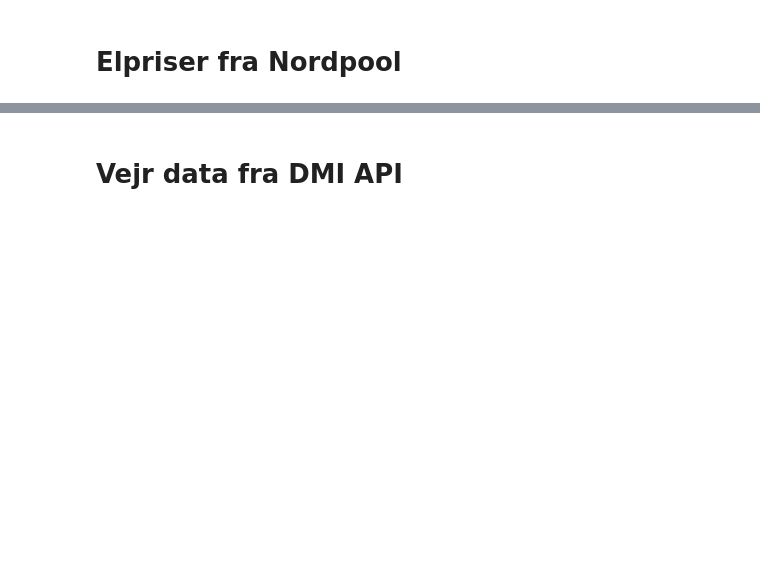
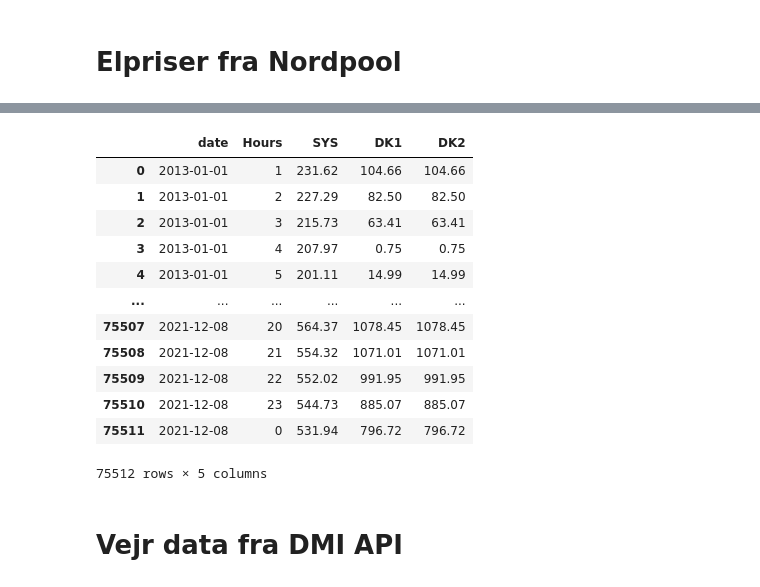
Before and after one commit to sjhpol/ISDS_arbejde, a Jupyter notebook: Exam/exam_project.ipynb, the cells around one changed output, grey strips where cells are left out. Drawn from its saved outputs; the diff is of its cells as text; code cells hidden in the pictures; blank space fills up the shorter version.

```diff
--- a/Exam/exam_project.ipynb
+++ b/Exam/exam_project.ipynb
@@ -79,0 +46,6 @@ with open('2021.xlsx', 'wb') as output:
+# %%
+hourly = [i for i in el_json['Files'] if i['Resolution'] == 'Hourly']
+elspot = [i for i in hourly if i['Categories'] == ['Elspot Prices']]
+elspot = [i for i in elspot if i['Name'].endswith('DKK')]
+elspot_url = ['https://www.nordpoolgroup.com'+i['Url'] for i in elspot]
+elspot_url
@@ -80,3 +65,32 @@ with open('2021.xlsx', 'wb') as output:
+# %%
+d = {}
+for i in range(len(elspot_url)):
+    d[f'DF_{2013+i}'] = pd.read_html(elspot_url[i])[0].droplevel(level = 0, axis = 1).droplevel(level = 0, axis = 1)
+# %%
+df_concat = pd.concat(d)
+# %%
+df_new = df_concat[['Unnamed: 0_level_2', 'Hours', 'SYS','DK1','DK2']].droplevel(level = 0).reset_index(drop = True)
+df_new[df_new.columns[2:]] = df_new[df_new.columns[2:]]/100
+df_new = df_new.rename(columns = {'Unnamed: 0_level_2': 'date'})
+df_new['date'] = pd.to_datetime(df_new['date'])
+df_new['Hours'] = df_new['Hours'].str[5:]
+df_new['Hours'] = pd.to_datetime(df_new['Hours'], format = '%H').dt.hour
+# %%
+df_new
+# %% [output]
+|  | date | Hours | SYS | DK1 | DK2 |
+| 0 | 2013-01-01 | 1 | 231.62 | 104.66 | 104.66 |
+| 1 | 2013-01-01 | 2 | 227.29 | 82.50 | 82.50 |
+| 2 | 2013-01-01 | 3 | 215.73 | 63.41 | 63.41 |
+| 3 | 2013-01-01 | 4 | 207.97 | 0.75 | 0.75 |
+| 4 | 2013-01-01 | 5 | 201.11 | 14.99 | 14.99 |
+| ... | ... | ... | ... | ... | ... |
+| 75507 | 2021-12-08 | 20 | 564.37 | 1078.45 | 1078.45 |
+| 75508 | 2021-12-08 | 21 | 554.32 | 1071.01 | 1071.01 |
+| 75509 | 2021-12-08 | 22 | 552.02 | 991.95 | 991.95 |
+| 75510 | 2021-12-08 | 23 | 544.73 | 885.07 | 885.07 |
+| 75511 | 2021-12-08 | 0 | 531.94 | 796.72 | 796.72 |
+75512 rows × 5 columns
 # %% [markdown]
 # Vejr data fra DMI API
 # %%
```
Also changed, not shown: parts of 18 cells of this notebook, 10 other files.
